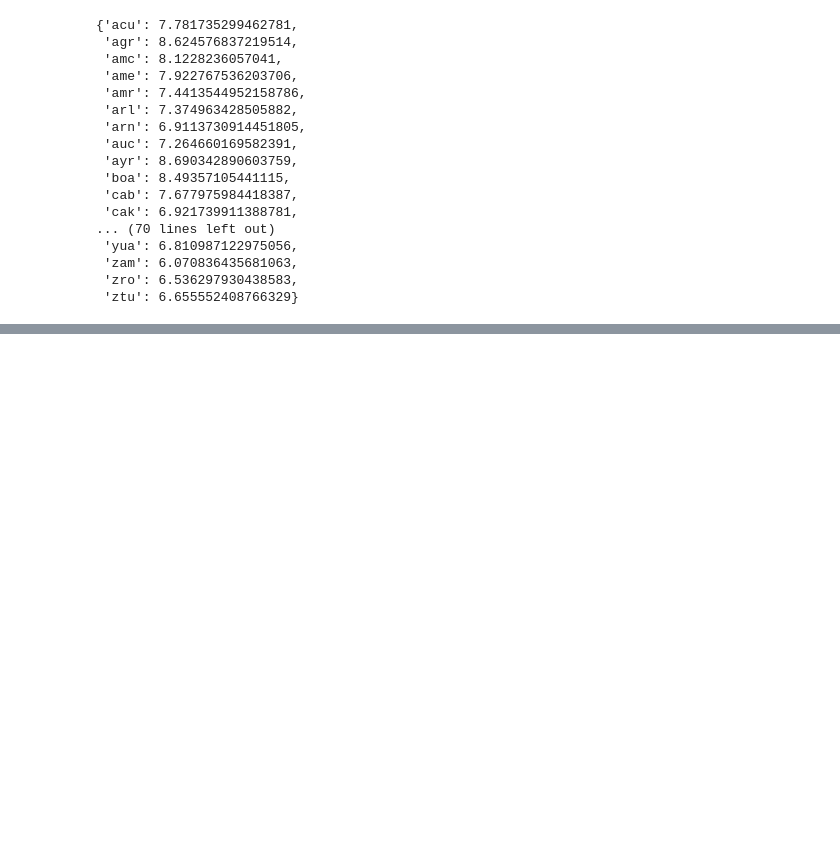
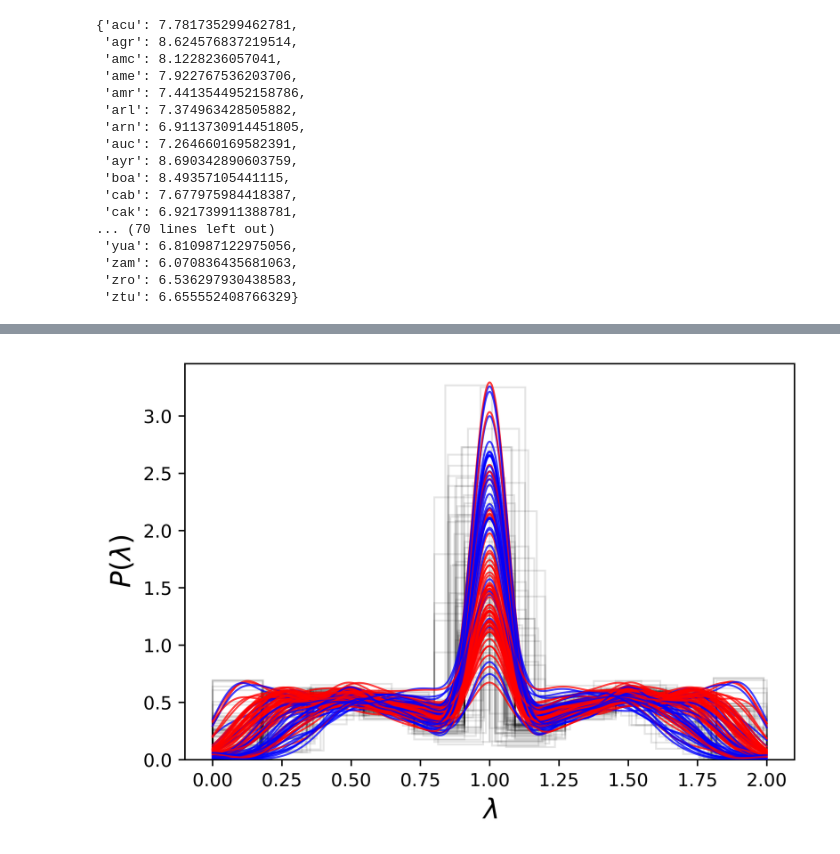
Before and after one commit to javiervz/laplacian-indigenous, a Jupyter notebook: laplacian-indigenous-classification.ipynb, the cells around one changed output, grey strips where cells are left out. Drawn from its saved outputs; the diff is of its cells as text; code cells hidden in the pictures; blank space fills up the shorter version.

```diff
--- a/laplacian-indigenous-classification.ipynb
+++ b/laplacian-indigenous-classification.ipynb
@@ -224,0 +332,58 @@ import statsmodels.api as sm
+# %%
+spectrum_languages={}
+
+for language in graphs.keys():
+    #print(language)
+    G=graphs[language]
+    spectrum_languages[language]=sorted([np.real(n) for n in spectrum(G)])
+# %%
+spectrum_languages_random={}
+
+for language in graphs_random.keys():
+    #print(language)
+    G=graphs_random[language]
+    spectrum_languages_random[language]=sorted([np.real(n) for n in spectrum(G)])
+# %%
+colors = {key:'r' if macroarea[key]=='South America' else 'b' for key in spectrum_languages.keys()}
+# %%
+L={}
+fig, ax = plt.subplots(dpi=800)
+
+import matplotlib.colors
+cmap = plt.cm.viridis
+norm = matplotlib.colors.Normalize(vmin=min(entropy_languages.values()), vmax=max(entropy_languages.values()))
+
+for language in spectrum_languages.keys():
+    data = np.array(spectrum_languages[language])
+    plt.hist(data, bins='doane', cumulative=False, alpha=0.1,histtype='step',stacked=False,density=True,
+        zorder=5, edgecolor='k')
+    kde = sm.nonparametric.KDEUnivariate(data)
+    kde.fit(bw=0.065) # Estimate the densities
+    X=np.linspace(0, 2, num=1000)
+    prediction=[kde.evaluate(x) for x in X]
+    L[language]=prediction
+
+    ax.plot(X, prediction, '-', lw=1, color=colors[language], alpha=0.75, zorder=10)
+
+#L=[[np.mean(x),np.std(x)] for x in list(zip(*L))]
+
+#plt.plot(X, L, '-', lw=2, alpha=1, color='k', zorder=10, label='average language')
+
+#sma = plt.cm.ScalarMappable(cmap=cmap, norm=norm)
+#sma.set_array([])  # only needed for matplotlib < 3.1
+#fig.colorbar(sma)
+#cbar.set_label(r'$H$', rotation=270)
+
+#cbar = fig.colorbar(sma)
+#cbar.ax.set_ylabel(r'entropy $H$',fontsize=15)
+
+#plt.legend(loc='upper left',fontsize=12)
+#plt.xlim([-10,10])
+#plt.ylim([0., 3])
+plt.xlabel(r'$\lambda$',fontsize=15)
+plt.ylabel(r'$P(\lambda)$',fontsize=15)
+plt.rcParams.update({'font.size': 10})
+plt.savefig('spectrum.jpg', format='jpg', transparent=True, bbox_inches='tight',dpi=800)
+plt.show()
+# %% [output]
+[figure, added]
```
Also changed, not shown: parts of 17 cells of this notebook, 1 other file.
